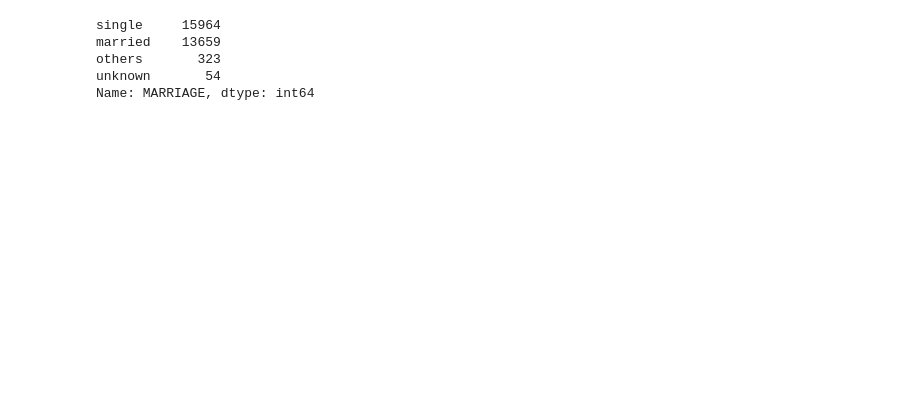
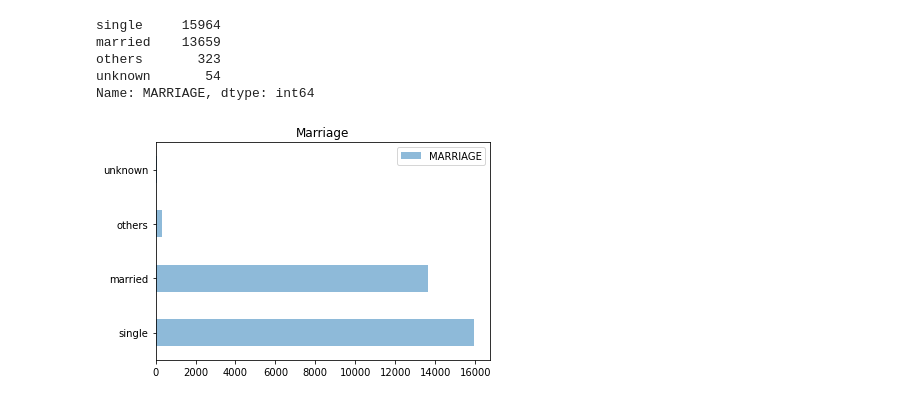
Before and after one commit to christopherfr/trabajofinalml, a Jupyter notebook: Trabajo_final_ML.ipynb, the cells around one changed output. Cells and saved outputs as stored; diff of their text form; code cells hidden in the pictures; blank space fills up the shorter version.

```diff
--- a/Trabajo_final_ML.ipynb
+++ b/Trabajo_final_ML.ipynb
@@ -109,3 +149,10 @@ married    13659
 others       323
 unknown       54
 Name: MARRIAGE, dtype: int64
+# %%
+data.MARRIAGE.replace(enc).value_counts().plot(kind='barh',alpha=0.5)
+plt.title('Marriage')
+plt.legend()
+plt.show()
+# %% [output]
+[figure, added]
```
Also changed, not shown: parts of 10 cells of this notebook.
